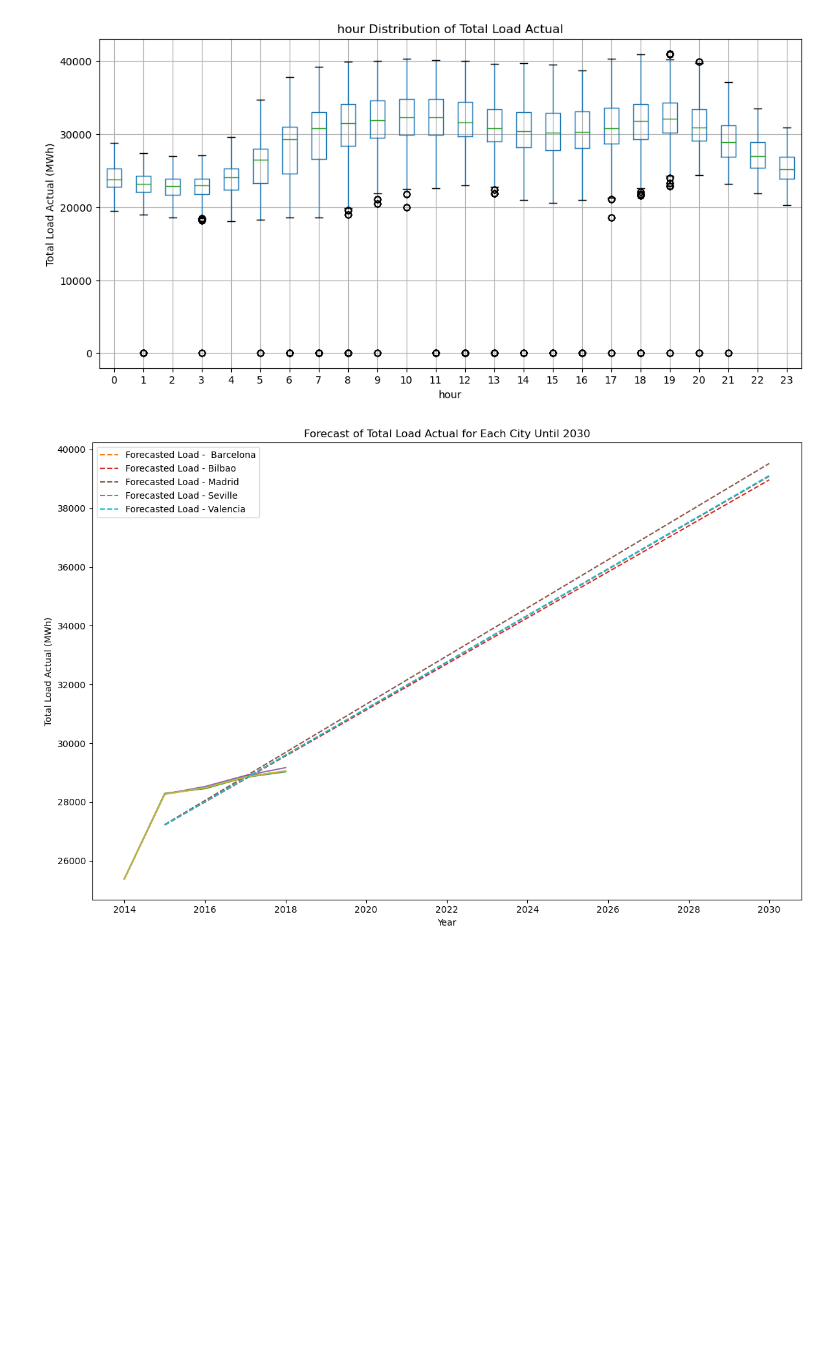
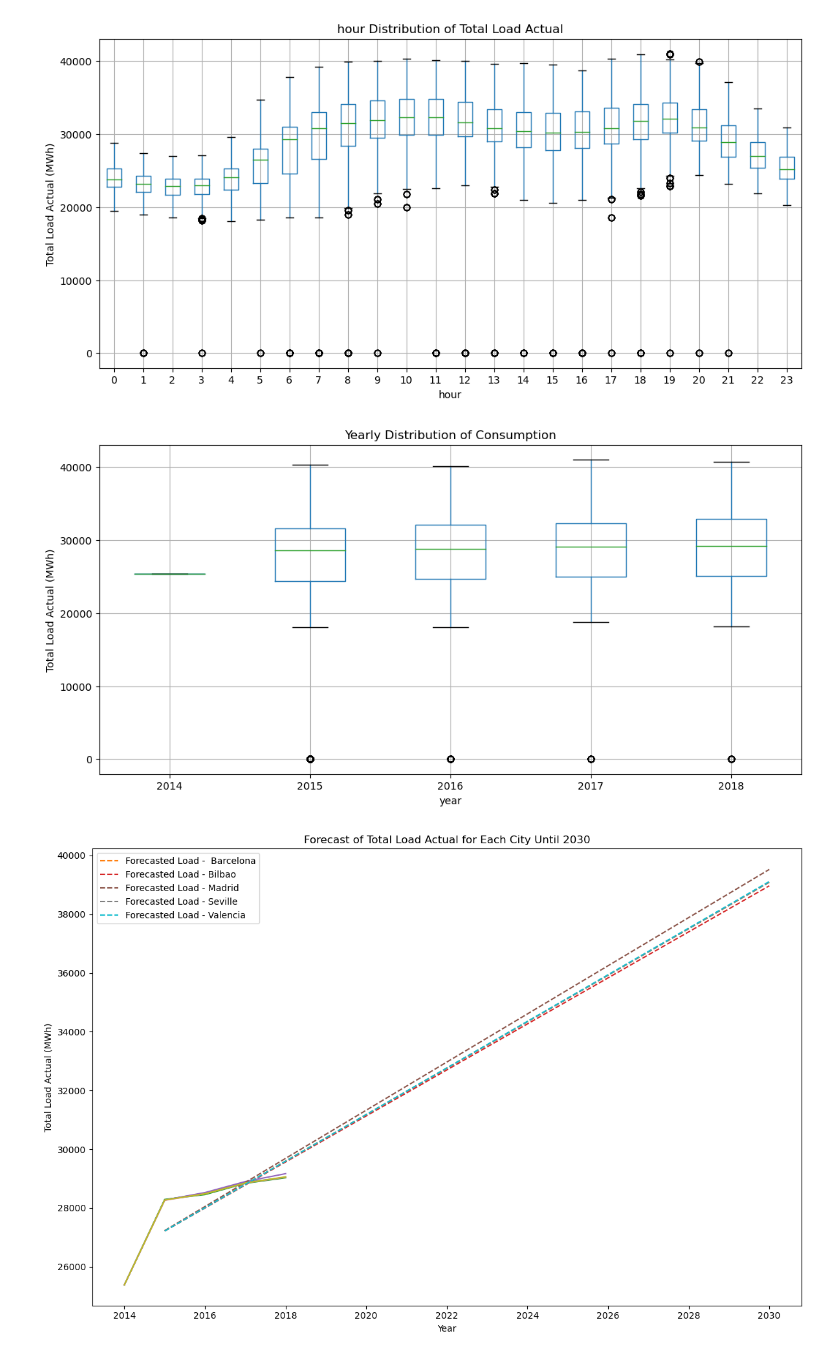
Before and after one commit to siljeberiksen/AI-in-industry, a Jupyter notebook: OldCode/actual_forecasting.ipynb, the cells around one changed output. Saved outputs shown, nothing was run; the diff lists cells and outputs as text; code cells hidden in the pictures; blank space fills up the shorter version.

```diff
--- a/OldCode/actual_forecasting.ipynb
+++ b/OldCode/actual_forecasting.ipynb
@@ -58,6 +58,9 @@ codes_bt = data.copy()
 codes_bt['month'] = codes_bt.index.month
 codes_bt['weekday'] = codes_bt.index.weekday
 codes_bt['hour'] = codes_bt.index.hour
+# the years after 2014:
+codes_bt['year'] = codes_bt.index.year
+codes_bt = codes_bt[codes_bt['year'] > 2014]
 # %%
 data_boxplot = codes_bt[['month', 'total load actual']].boxplot(
     by='month',
@@ -99,6 +102,20 @@ plt.ylabel('Total Load Actual (MWh)')
 plt.show()
 # %% [output]
 [figure]
+# %%
+
+data_boxplot = codes_bt[['year', 'total load actual']].boxplot(
+    by='year',
+    figsize=(12, 6)
+)
+
+plt.title('Yearly Distribution of Consumption')
+plt.suptitle('')
+plt.xlabel('year')
+plt.ylabel('Total Load Actual (MWh)')
+plt.show()
+# %% [output]
+[figure, added]
 # %%
 # Group data by city and resample to get annual averages
 data['year'] = data.index.year
```
Also changed, not shown: parts of 19 cells of this notebook, 2 other files.
